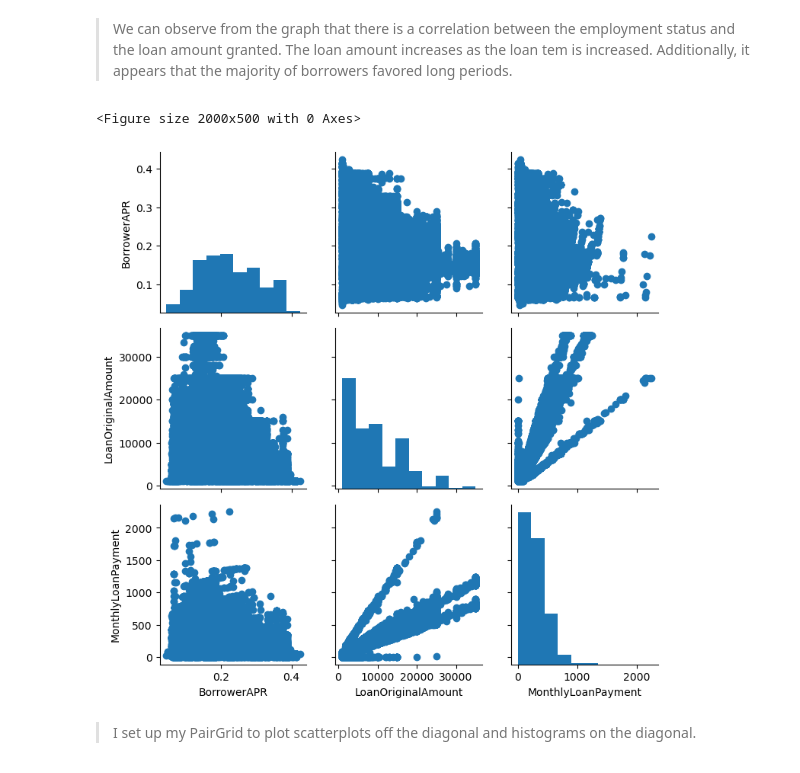
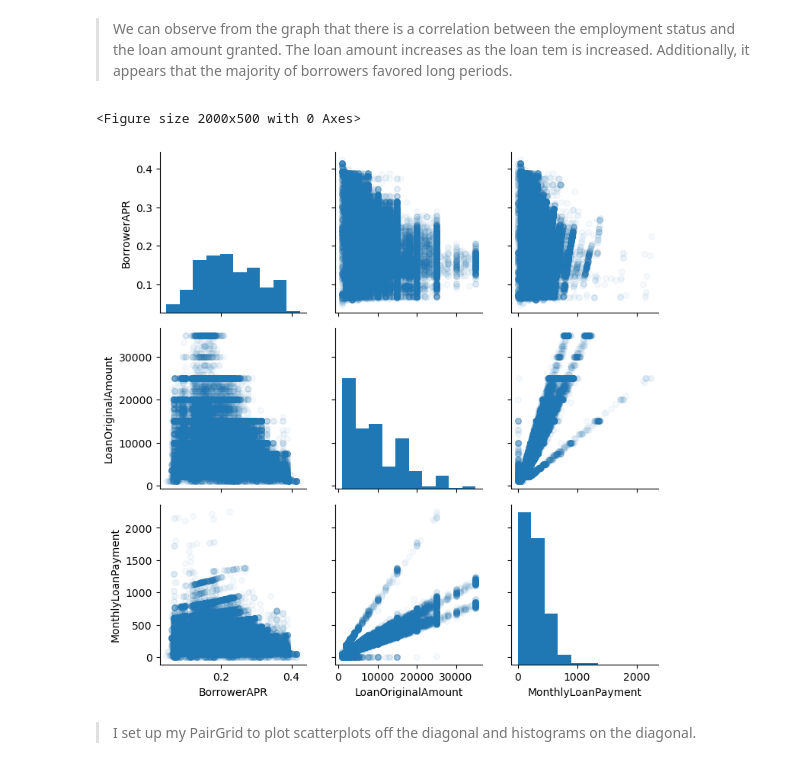
Before and after one commit to Xmuluneh/Project_lone, a Jupyter notebook: Part_I_exploration.ipynb, the cells around one changed output. Drawn from its saved outputs; the diff is of its cells as text; code cells hidden in the pictures.

```diff
--- a/Part_I_exploration.ipynb
+++ b/Part_I_exploration.ipynb
@@ -852,12 +855,12 @@ plt.title('Loan Original Amount given by Employment Status And Term');
 # %%
 # plot on three numeerical variables.
 plt.figure(figsize=[20,5])
 g = sns.PairGrid(data = df_new, vars = ['BorrowerAPR', 'LoanOriginalAmount', 'MonthlyLoanPayment'])
 g.map_diag(plt.hist)
-g.map_offdiag(plt.scatter);
+g.map_offdiag(plt.scatter,alpha=1/25,s=30);
 # %% [output]
 <Figure size 2000x500 with 0 Axes>
-[figure, old version]
+[figure, new version]
 # %% [markdown]
 > I set up my PairGrid to plot scatterplots off the diagonal and histograms on the diagonal.
 # %% [markdown]
```
Also changed, not shown: parts of 5 cells of this notebook.
